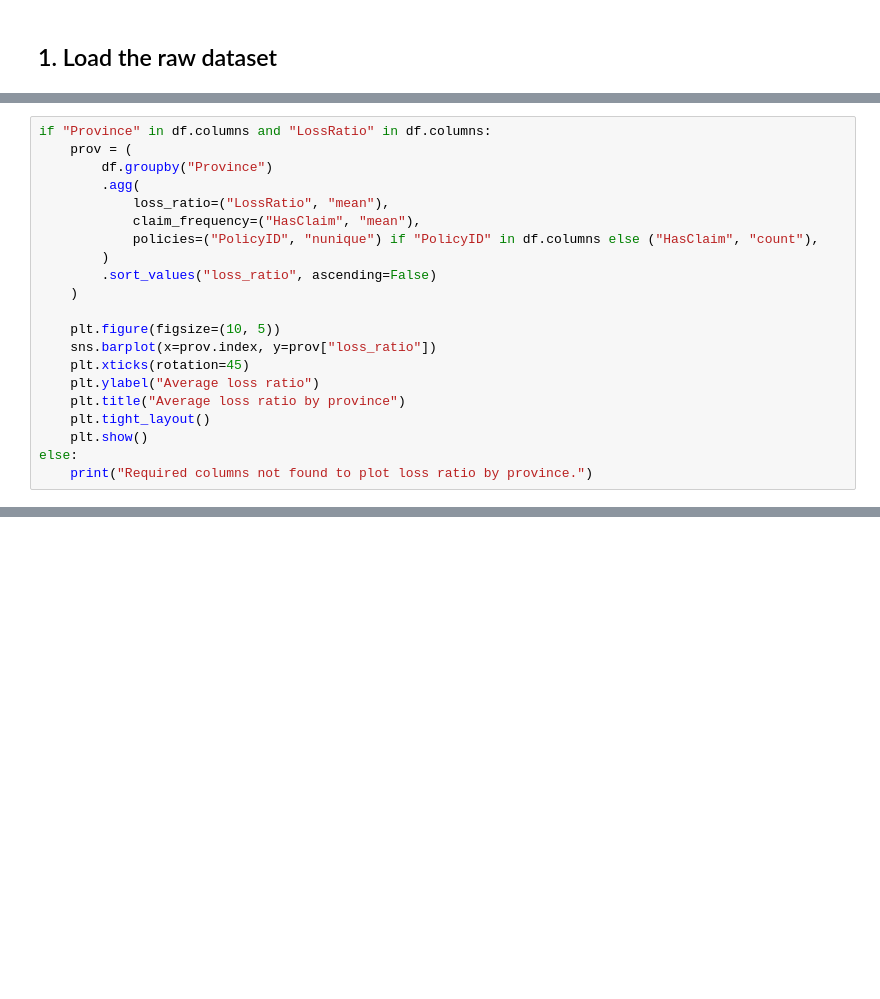
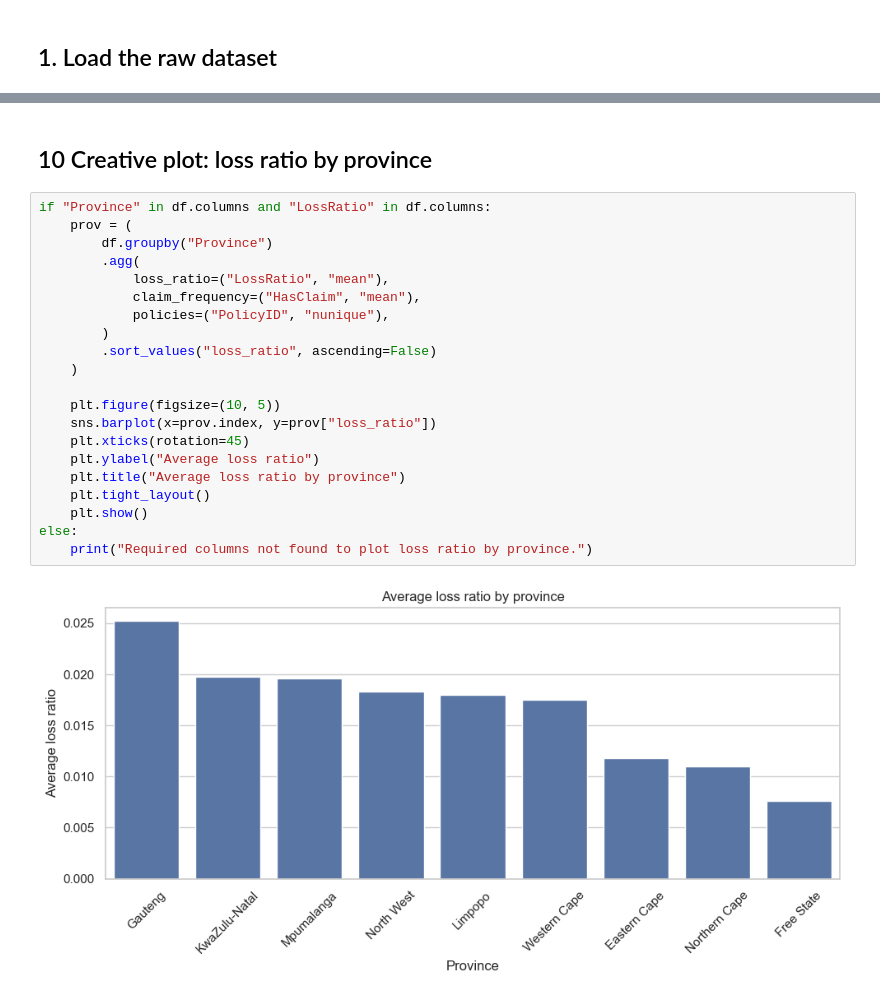
Before and after one commit to YEAB-G/ai-insurance-risk-analytics, a Jupyter notebook: notebooks/01_eda.ipynb, the cells around one changed output, grey strips where cells are left out. Cells and saved outputs as stored; diff of their text form; blank space fills up the shorter version.

```diff
--- a/notebooks/01_eda.ipynb
+++ b/notebooks/01_eda.ipynb
@@ -112,21 +157,0 @@ else:
-# %%
-if "Province" in df.columns and "LossRatio" in df.columns:
-    prov = (
-        df.groupby("Province")
-        .agg(
-            loss_ratio=("LossRatio", "mean"),
-            claim_frequency=("HasClaim", "mean"),
-            policies=("PolicyID", "nunique") if "PolicyID" in df.columns else ("HasClaim", "count"),
-        )
-        .sort_values("loss_ratio", ascending=False)
-    )
-
-    plt.figure(figsize=(10, 5))
-    sns.barplot(x=prov.index, y=prov["loss_ratio"])
-    plt.xticks(rotation=45)
-    plt.ylabel("Average loss ratio")
-    plt.title("Average loss ratio by province")
-    plt.tight_layout()
-    plt.show()
-else:
-    print("Required columns not found to plot loss ratio by province.")
@@ -143,0 +241,25 @@ in the final report template.
+# %% [markdown]
+## 10 Creative plot: loss ratio by province
+# %%
+if "Province" in df.columns and "LossRatio" in df.columns:
+    prov = (
+        df.groupby("Province")
+        .agg(
+            loss_ratio=("LossRatio", "mean"),
+            claim_frequency=("HasClaim", "mean"),
+            policies=("PolicyID", "nunique"),
+        )
+        .sort_values("loss_ratio", ascending=False)
+    )
+
+    plt.figure(figsize=(10, 5))
+    sns.barplot(x=prov.index, y=prov["loss_ratio"])
+    plt.xticks(rotation=45)
+    plt.ylabel("Average loss ratio")
+    plt.title("Average loss ratio by province")
+    plt.tight_layout()
+    plt.show()
+else:
+    print("Required columns not found to plot loss ratio by province.")
+# %% [output]
+[figure, added]
```
Also changed, not shown: parts of 24 cells of this notebook.
